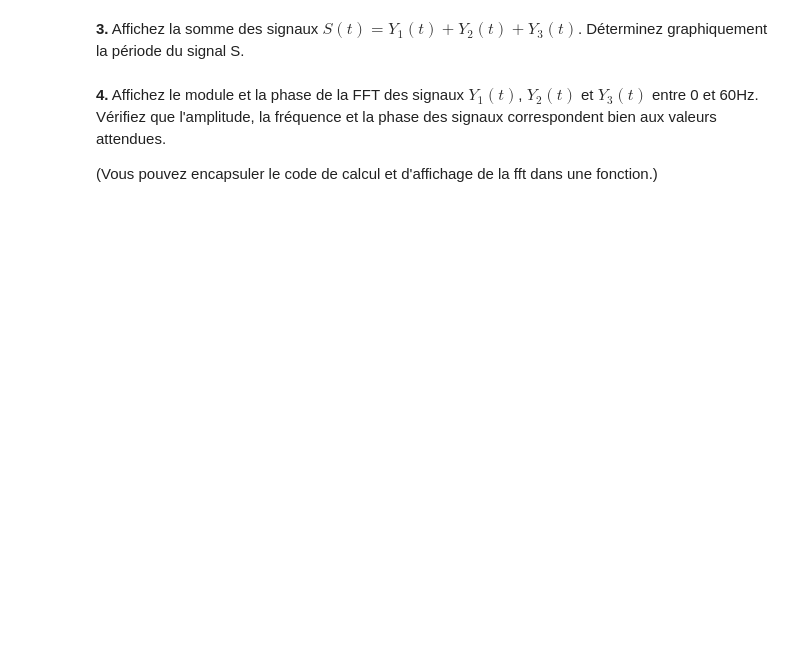
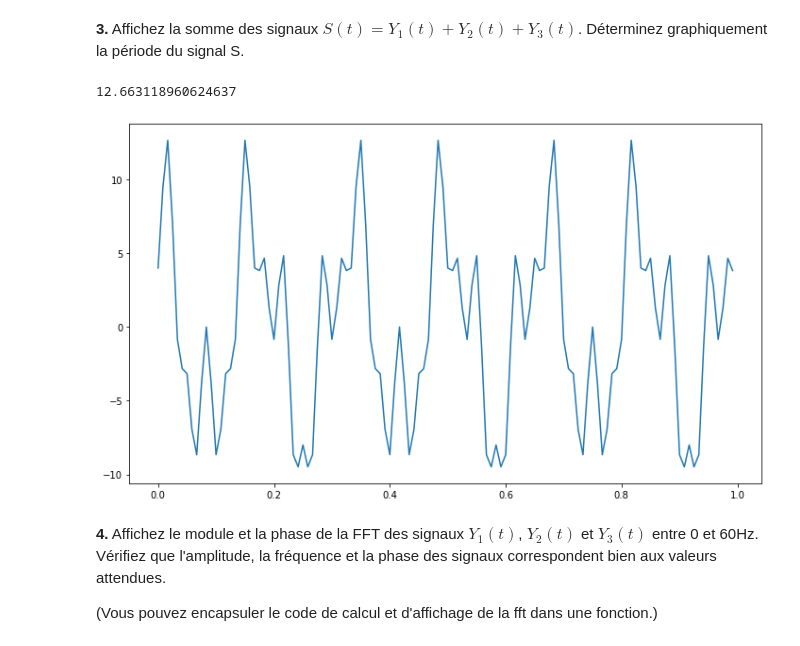
Before and after one commit to shuaisong9/Traitement_TP1, a Jupyter notebook: TP1/code/tp1_seance2.ipynb, the cells around one changed output. Drawn from its saved outputs; the diff is of its cells as text; code cells hidden in the pictures; blank space fills up the shorter version.

```diff
--- a/TP1/code/tp1_seance2.ipynb
+++ b/TP1/code/tp1_seance2.ipynb
@@ -31,5 +64,19 @@ Ces signaux sont échantillonés à la fréquence $F_e = 120 \text{ Hz}$ pour $0
 # %% [markdown]
 **3.** Affichez la somme des signaux $S(t)=Y_1(t)+Y_2(t)+Y_3(t)$. Déterminez graphiquement la période du signal S.
+# %%
+somme = y1 + y2 + y3
+fig, ax = plt.subplots()
+ax.plot(t, somme)
+
+max = np.amax(somme)
+print(max)
+# grid
+# ou find_peaks scipy
+
+###### PAS FINI
+# %% [output]
+12.663118960624637
+[figure, added]
 # %% [markdown]
 **4.** Affichez le module et la phase de la FFT des signaux $Y_1(t)$, $Y_2(t)$ et $Y_3(t)$ entre 0 et 60Hz.
 Vérifiez que l'amplitude, la fréquence et la phase des signaux correspondent bien aux valeurs attendues.
```
Also changed, not shown: parts of 5 cells of this notebook.
